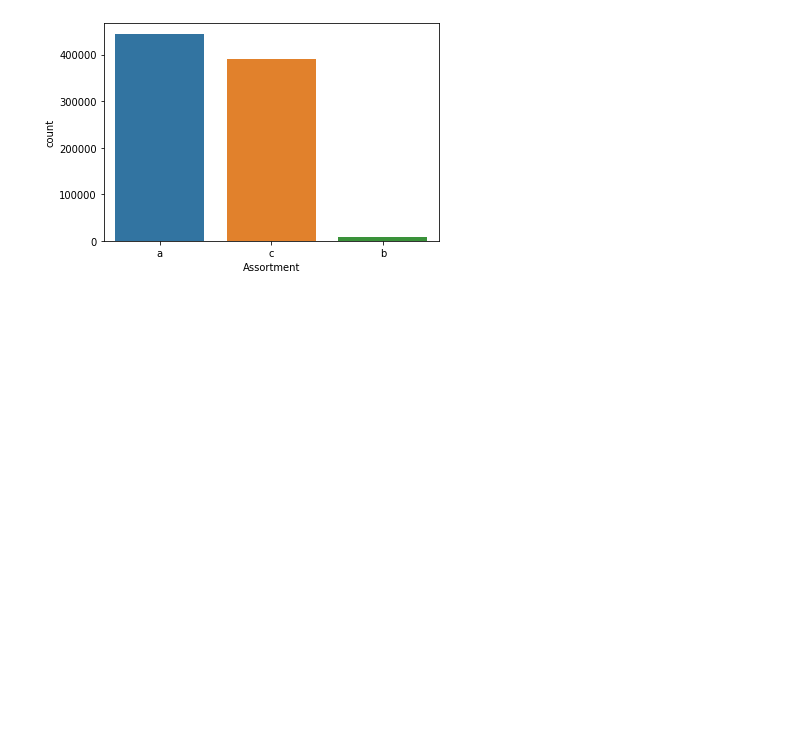
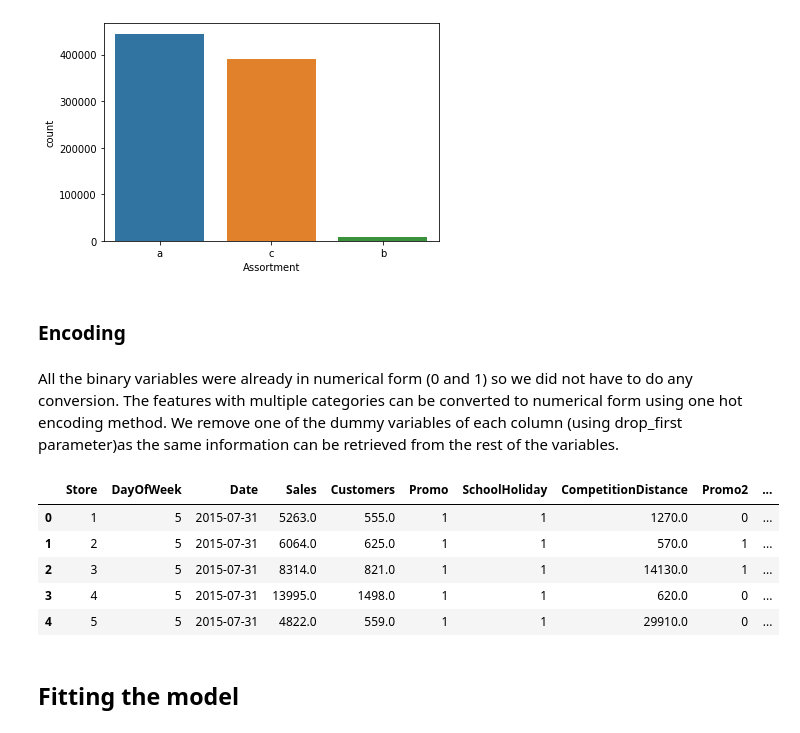
Before and after one commit to nihalhabeeb/Retail-Sales-Prediction, a Jupyter notebook: Retail_Sales_Prediction_Capstone_Project.ipynb, the cells around one changed output. Cells and saved outputs as stored; diff of their text form; code cells hidden in the pictures; blank space fills up the shorter version.

```diff
--- a/Retail_Sales_Prediction_Capstone_Project.ipynb
+++ b/Retail_Sales_Prediction_Capstone_Project.ipynb
@@ -562,3 +584,21 @@ sns.countplot(x = 'Assortment', data = dataset)
 # %% [output]
 <matplotlib.axes._subplots.AxesSubplot at 0x...>
 [figure]
+# %% [markdown]
+### Encoding
+# %% [markdown]
+All the binary variables were already in numerical form (0 and 1) so we did not have to do any conversion. The features with multiple categories can be converted to numerical form using one hot encoding method. We remove one of the dummy variables of each column (using drop_first parameter)as the same information can be retrieved from the rest of the variables.
+# %%
+# one hot encoding
+dataset = pd.get_dummies(dataset, columns = ['StateHoliday','StoreType','Assortment'], prefix = ['StateHoliday','StoreType','Asstmnt'], drop_first = True)
+# %%
+dataset.head()
+# %% [output]
+|  | Store | DayOfWeek | Date | Sales | Customers | Promo | SchoolHoliday | CompetitionDistance | Promo2 | ... |
+| 0 | 1 | 5 | 2015-07-31 | 5263.0 | 555.0 | 1 | 1 | 1270.0 | 0 | ... |
+| 1 | 2 | 5 | 2015-07-31 | 6064.0 | 625.0 | 1 | 1 | 570.0 | 1 | ... |
+| 2 | 3 | 5 | 2015-07-31 | 8314.0 | 821.0 | 1 | 1 | 14130.0 | 1 | ... |
+| 3 | 4 | 5 | 2015-07-31 | 13995.0 | 1498.0 | 1 | 1 | 620.0 | 0 | ... |
+| 4 | 5 | 5 | 2015-07-31 | 4822.0 | 559.0 | 1 | 1 | 29910.0 | 0 | ... |
+# %% [markdown]
+## Fitting the model
```
Also changed, not shown: parts of 20 cells of this notebook.
